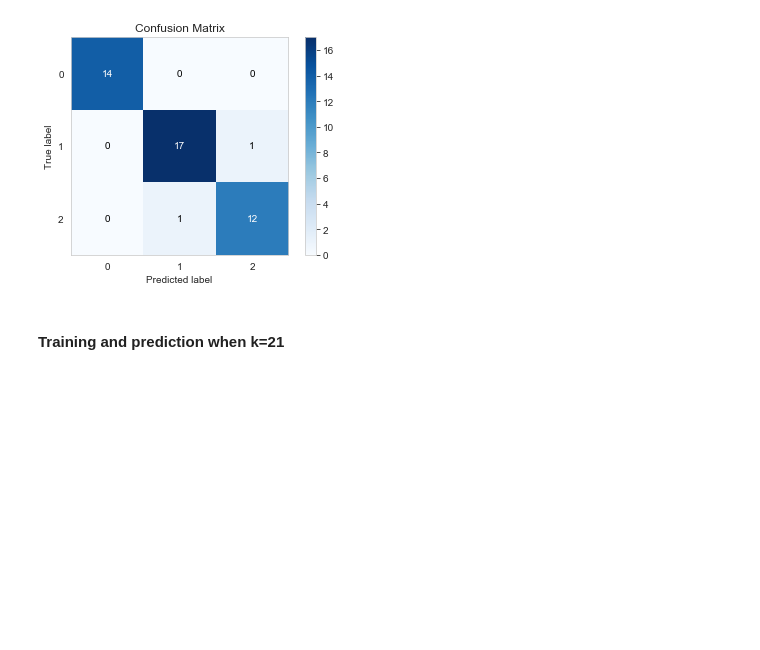
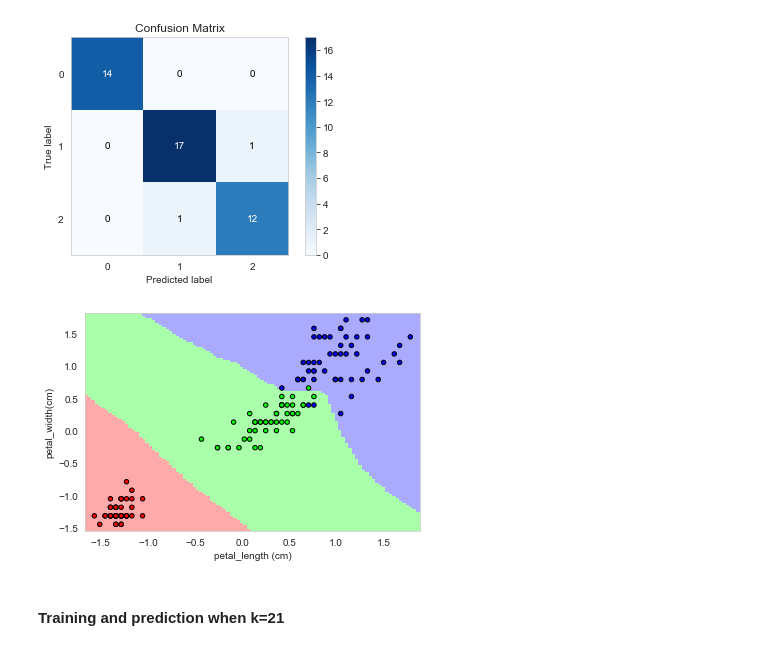
Before and after one commit to aletisunil/ML-DL, a Jupyter notebook: KNN on IRIS Dataset.ipynb, the cells around one changed output. Drawn from its saved outputs; the diff is of its cells as text; code cells hidden in the pictures; blank space fills up the shorter version.

```diff
--- a/KNN on IRIS Dataset.ipynb
+++ b/KNN on IRIS Dataset.ipynb
@@ -194,6 +217,29 @@ plt.show()
    macro avg       0.96      0.96      0.96        45
 weighted avg       0.96      0.96      0.96        45
 [figure]
+# %%
+plt.close()
+from matplotlib import pyplot as plt
+from matplotlib.colors import ListedColormap
+cmap_light = ListedColormap(['#FFAAAA', '#AAFFAA', '#AAAAFF'])
+cmap_bold = ListedColormap(['#FF0000', '#00FF00', '#0000FF'])
+x_min, x_max = X[:, 0].min() - .1, X[:, 0].max() + .1
+y_min, y_max = X[:, 1].min() - .1, X[:, 1].max() + .1
+xx, yy = np.meshgrid(np.linspace(x_min, x_max, 100),
+                        np.linspace(y_min, y_max, 100))
+Z = knnmodel.predict(np.c_[xx.ravel(), yy.ravel()])
+Z = Z.reshape(xx.shape)
+plt.figure()
+plt.pcolormesh(xx, yy, Z, cmap=cmap_light)
+
+# Plot also the training points
+plt.scatter(X[:, 0], X[:, 1], c=Y, cmap=cmap_bold,edgecolor='k', s=20)
+plt.xlabel('petal_length (cm)')
+plt.ylabel('petal_width(cm)')
+plt.axis('tight')
+plt.show()
+# %% [output]
+[figure, added]
 # %% [markdown]
 <h4>Training and prediction when k=21</h4>
 # %%
```
Also changed, not shown: parts of 4 cells of this notebook.
